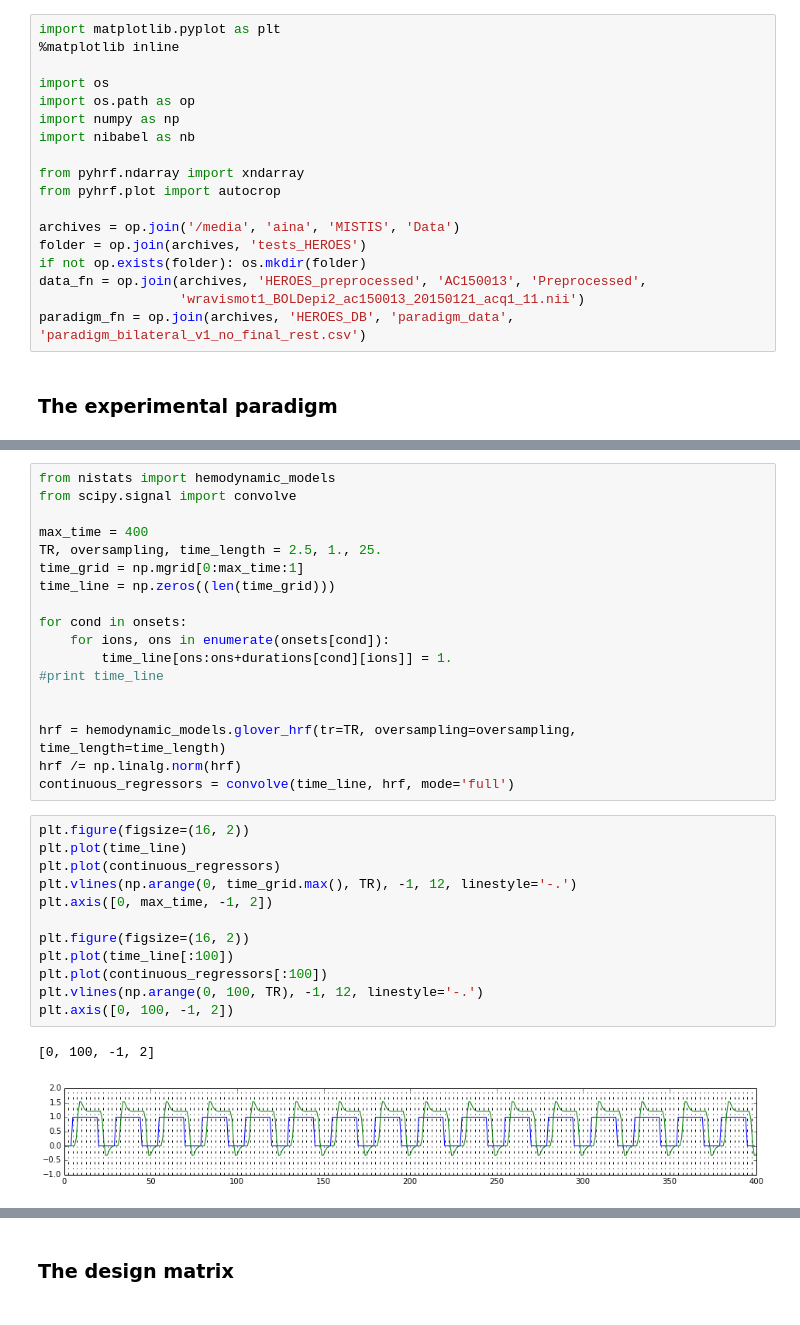
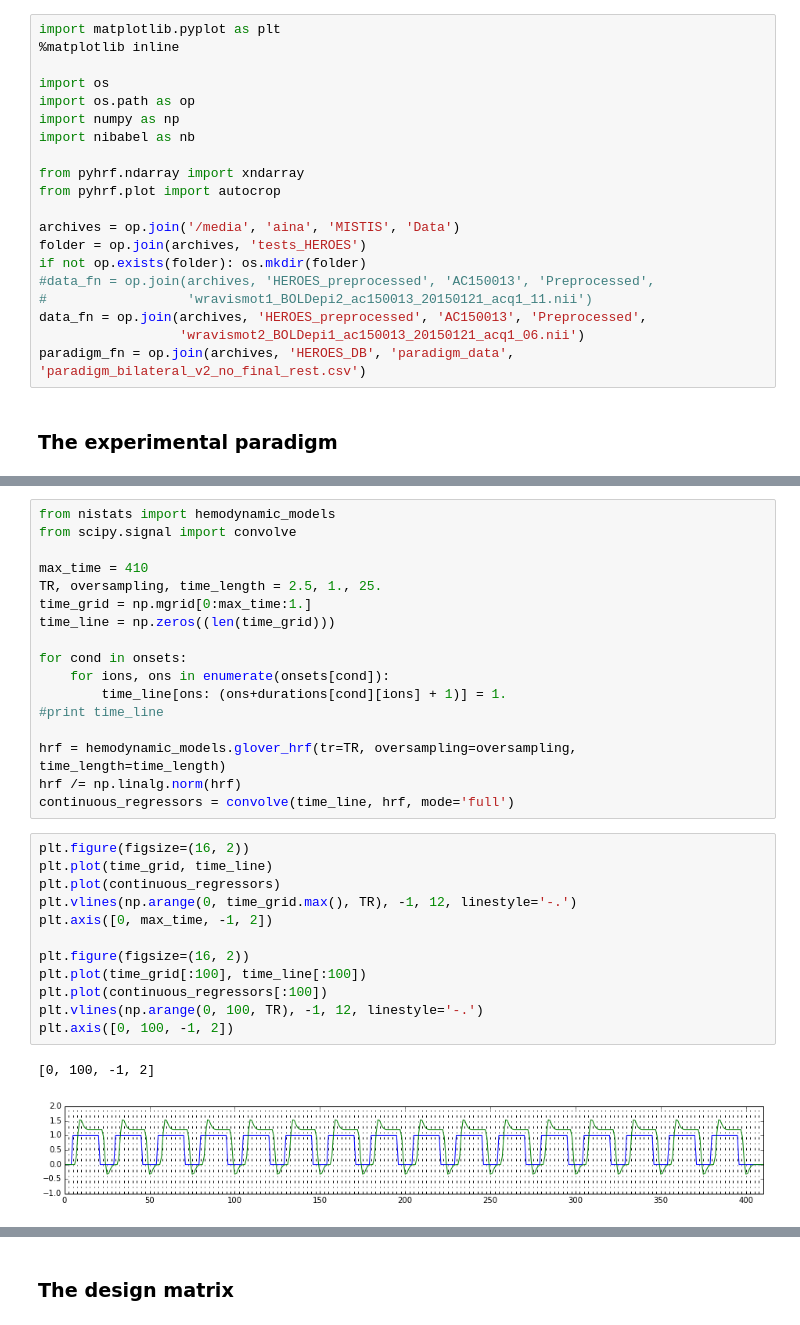
Before and after one commit to pyhrf/pyhrf, a Jupyter notebook: python/pyhrf/notebook/HEROES_data.ipynb, the cells around one changed output, grey strips where cells are left out. Drawn from its saved outputs; the diff is of its cells as text.

```diff
--- a/python/pyhrf/notebook/HEROES_data.ipynb
+++ b/python/pyhrf/notebook/HEROES_data.ipynb
@@ -13,9 +13,11 @@ from pyhrf.plot import autocrop
 archives = op.join('/media', 'aina', 'MISTIS', 'Data')
 folder = op.join(archives, 'tests_HEROES')
 if not op.exists(folder): os.mkdir(folder)
+#data_fn = op.join(archives, 'HEROES_preprocessed', 'AC150013', 'Preprocessed',
+#                  'wravismot1_BOLDepi2_ac150013_20150121_acq1_11.nii')
 data_fn = op.join(archives, 'HEROES_preprocessed', 'AC150013', 'Preprocessed',
-                  'wravismot1_BOLDepi2_ac150013_20150121_acq1_11.nii')
-paradigm_fn = op.join(archives, 'HEROES_DB', 'paradigm_data', 'paradigm_bilateral_v1_no_final_rest.csv')
+                  'wravismot2_BOLDepi1_ac150013_20150121_acq1_06.nii')
+paradigm_fn = op.join(archives, 'HEROES_DB', 'paradigm_data', 'paradigm_bilateral_v2_no_final_rest.csv')
 # %% [markdown]
 ### The experimental paradigm
 # %%
@@ -36,32 +38,31 @@ OrderedDict([('checkerboard_motor_d5000_left', array([ 15.,  15.,  15.,  15.])),
 from nistats import hemodynamic_models
 from scipy.signal import convolve
 
-max_time = 400
+max_time = 410
 TR, oversampling, time_length = 2.5, 1., 25.
-time_grid = np.mgrid[0:max_time:1]
+time_grid = np.mgrid[0:max_time:1.]
 time_line = np.zeros((len(time_grid)))
 
 for cond in onsets:
     for ions, ons in enumerate(onsets[cond]):
-        time_line[ons:ons+durations[cond][ions]] = 1.
+        time_line[ons: (ons+durations[cond][ions] + 1)] = 1.
 #print time_line
-
 
 hrf = hemodynamic_models.glover_hrf(tr=TR, oversampling=oversampling, time_length=time_length)
 hrf /= np.linalg.norm(hrf)
 continuous_regressors = convolve(time_line, hrf, mode='full')
 # %%
 plt.figure(figsize=(16, 2))
-plt.plot(time_line)
+plt.plot(time_grid, time_line)
 plt.plot(continuous_regressors)
 plt.vlines(np.arange(0, time_grid.max(), TR), -1, 12, linestyle='-.')
 plt.axis([0, max_time, -1, 2])
 
 plt.figure(figsize=(16, 2))
-plt.plot(time_line[:100])
+plt.plot(time_grid[:100], time_line[:100])
 plt.plot(continuous_regressors[:100])
 plt.vlines(np.arange(0, 100, TR), -1, 12, linestyle='-.')
 plt.axis([0, 100, -1, 2])
 # %% [output]
 [0, 100, -1, 2]
-[figure, old version]
+[figure, new version]
```
Also changed, not shown: parts of 17 cells of this notebook.
